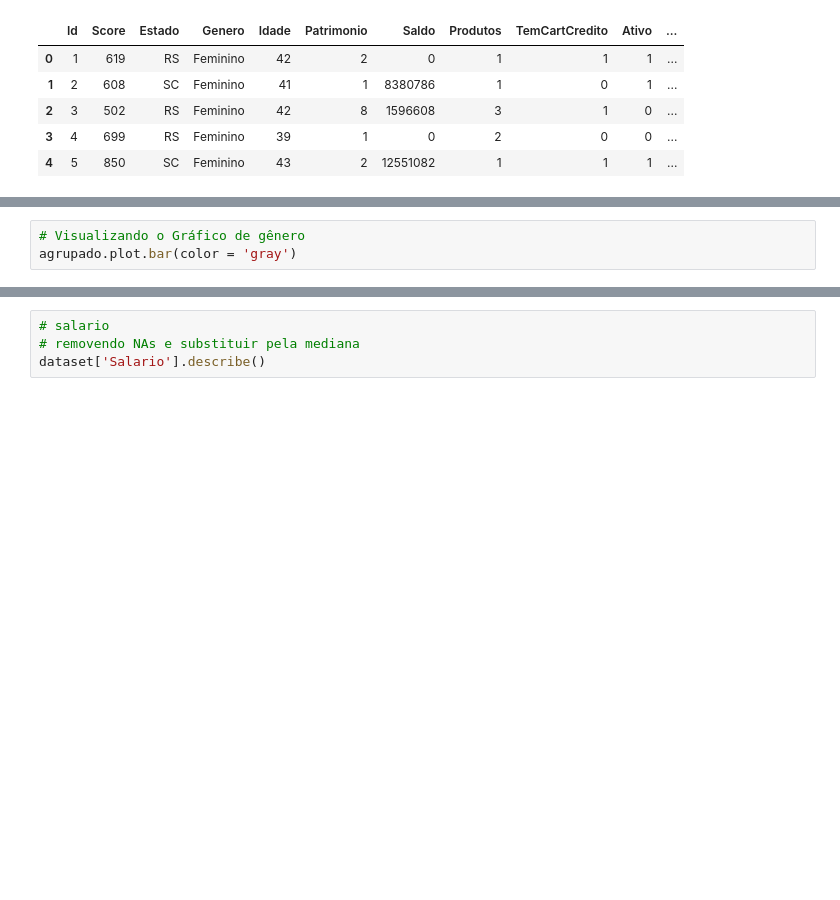
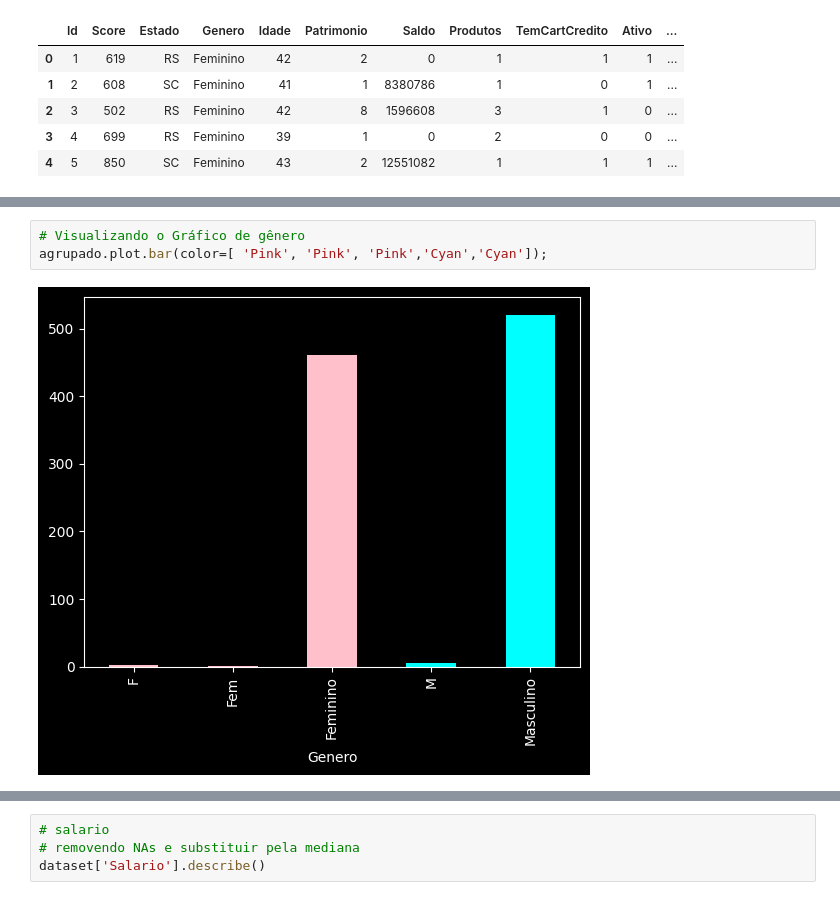
Before and after one commit to Joao-Inacio/Formacao-Cientista-de-Dados, a Jupyter notebook: 2_Limpeza_e_Tratamento_Dados/limpezaetratamento.ipynb, the cells around one changed output, grey strips where cells are left out. Saved outputs shown, nothing was run; the diff lists cells and outputs as text; blank space fills up the shorter version.

```diff
--- a/2_Limpeza_e_Tratamento_Dados/limpezaetratamento.ipynb
+++ b/2_Limpeza_e_Tratamento_Dados/limpezaetratamento.ipynb
@@ -52,6 +71,8 @@ agrupado
 # %%
 # Visualizando o Gráfico de gênero
-agrupado.plot.bar(color = 'gray')
+agrupado.plot.bar(color=[ 'Pink', 'Pink', 'Pink','Cyan','Cyan']);
+# %% [output]
+[figure, added]
 # %%
 # explorar colunas numéricas
 # score
```
Also changed, not shown: parts of 16 cells of this notebook.
